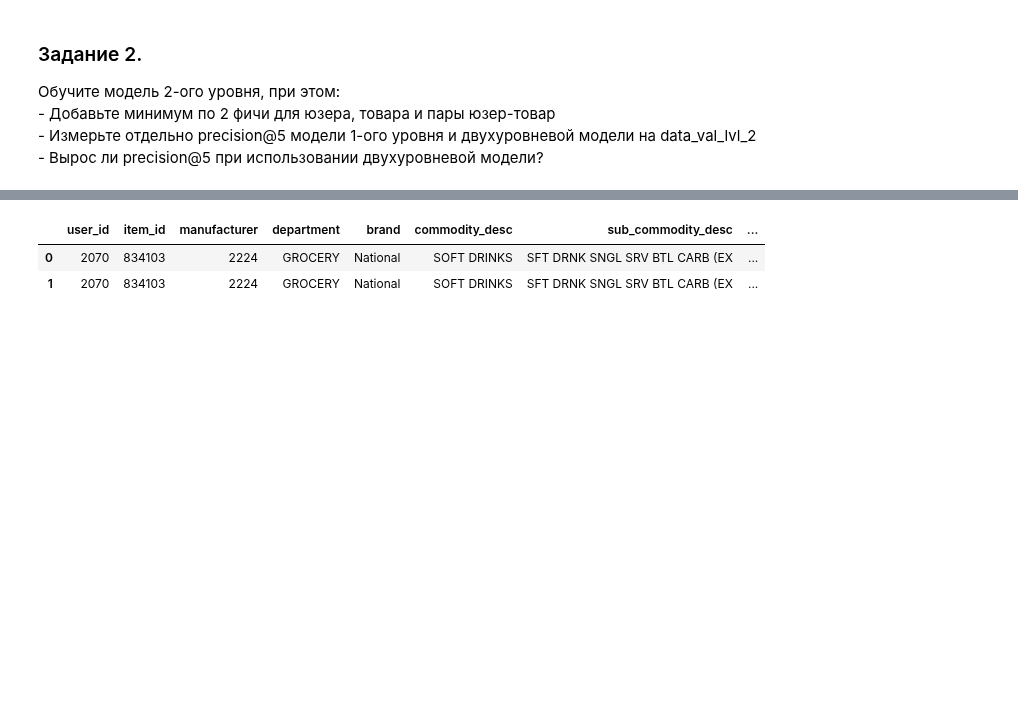
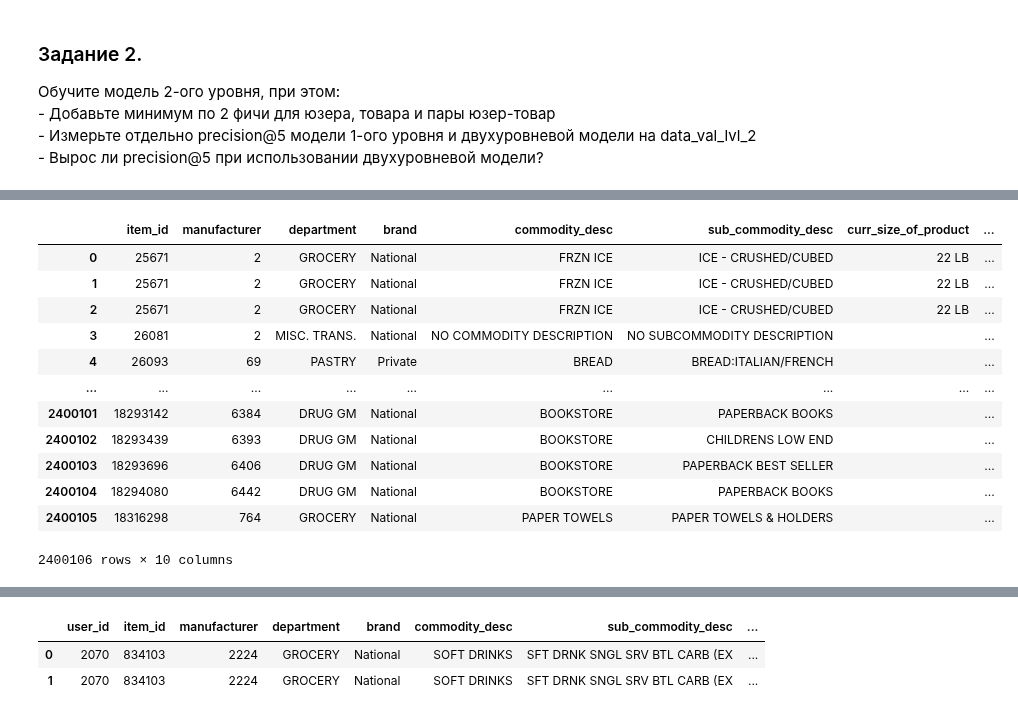
Before and after one commit to evelisko/GB_RegSys, a Jupyter notebook: Lesson_6/HW_RS_Lesson_6.ipynb, the cells around one changed output, grey strips where cells are left out. Drawn from its saved outputs; the diff is of its cells as text; code cells hidden in the pictures; blank space fills up the shorter version.

```diff
--- a/Lesson_6/HW_RS_Lesson_6.ipynb
+++ b/Lesson_6/HW_RS_Lesson_6.ipynb
@@ -247,0 +359,48 @@ plt.show()
+# %%
+commoditys_desc = item_features_temp['commodity_desc'].unique()
+
+item_features['commodity_desc_mean_sale']=np.NaN
+
+for commodity_desc in commoditys_desc:
+    mean_value = item_features.loc[(item_features['commodity_desc']==commodity_desc),'sales_value'].mean()
+    item_features.loc[(item_features['commodity_desc']==commodity_desc),'commodity_desc_mean_sale'] = mean_value
+# %%
+# Средняя стоимость товара в категории.
+
+commoditys_desc = item_features_temp['commodity_desc'].unique()
+
+item_features['commodity_desc_mean_sale']=np.NaN
+
+for commodity_desc in commoditys_desc:
+    mean_value = item_features.loc[(item_features['commodity_desc']==commodity_desc),'sales_value'].mean()
+    item_features.loc[(item_features['commodity_desc']==commodity_desc),'commodity_desc_mean_sale'] = mean_value
+    # item_features.loc[((item_features['sales_value'].isna()) &
+    # (item_features['commodity_desc']==commodity_desc)),'sales_value']= mean_value
+# %%
+# К-во покупок в неделю.
+item_feature_temp = data.groupby(['item_id'])['quantity'].sum().reset_index()
+item_feature_temp.columns = ['item_id','quantity']
+if_week = data.groupby(['item_id'])['week_no'].unique().reset_index()
+
+if_week.columns = ['item_id','weeks']
+if_week['weeks_count'] = if_week['weeks'].apply(lambda x: len(x))
+item_feature_temp = item_feature_temp.merge(if_week, on='item_id', how='left')
+item_feature_temp['sale_in_week'] = item_feature_temp['quantity']/item_feature_temp['weeks_count']
+# %%
+item_features = item_features.merge(item_feature_temp[['item_id','sale_in_week']], on='item_id',how='left')
+# %%
+item_features # их необходимо сделать уникальными.
+# %% [output]
+|  | item_id | manufacturer | department | brand | commodity_desc | sub_commodity_desc | curr_size_of_product | ... |
+| 0 | 25671 | 2 | GROCERY | National | FRZN ICE | ICE - CRUSHED/CUBED | 22 LB | ... |
+| 1 | 25671 | 2 | GROCERY | National | FRZN ICE | ICE - CRUSHED/CUBED | 22 LB | ... |
+| 2 | 25671 | 2 | GROCERY | National | FRZN ICE | ICE - CRUSHED/CUBED | 22 LB | ... |
+| 3 | 26081 | 2 | MISC. TRANS. | National | NO COMMODITY DESCRIPTION | NO SUBCOMMODITY DESCRIPTION |  | ... |
+| 4 | 26093 | 69 | PASTRY | Private | BREAD | BREAD:ITALIAN/FRENCH |  | ... |
+| ... | ... | ... | ... | ... | ... | ... | ... | ... |
+| 2400101 | 18293142 | 6384 | DRUG GM | National | BOOKSTORE | PAPERBACK BOOKS |  | ... |
+| 2400102 | 18293439 | 6393 | DRUG GM | National | BOOKSTORE | CHILDRENS LOW END |  | ... |
+| 2400103 | 18293696 | 6406 | DRUG GM | National | BOOKSTORE | PAPERBACK BEST SELLER |  | ... |
+| 2400104 | 18294080 | 6442 | DRUG GM | National | BOOKSTORE | PAPERBACK BOOKS |  | ... |
+| 2400105 | 18316298 | 764 | GROCERY | National | PAPER TOWELS | PAPER TOWELS & HOLDERS |  | ... |
+2400106 rows × 10 columns
```
Also changed, not shown: parts of 64 cells of this notebook.
